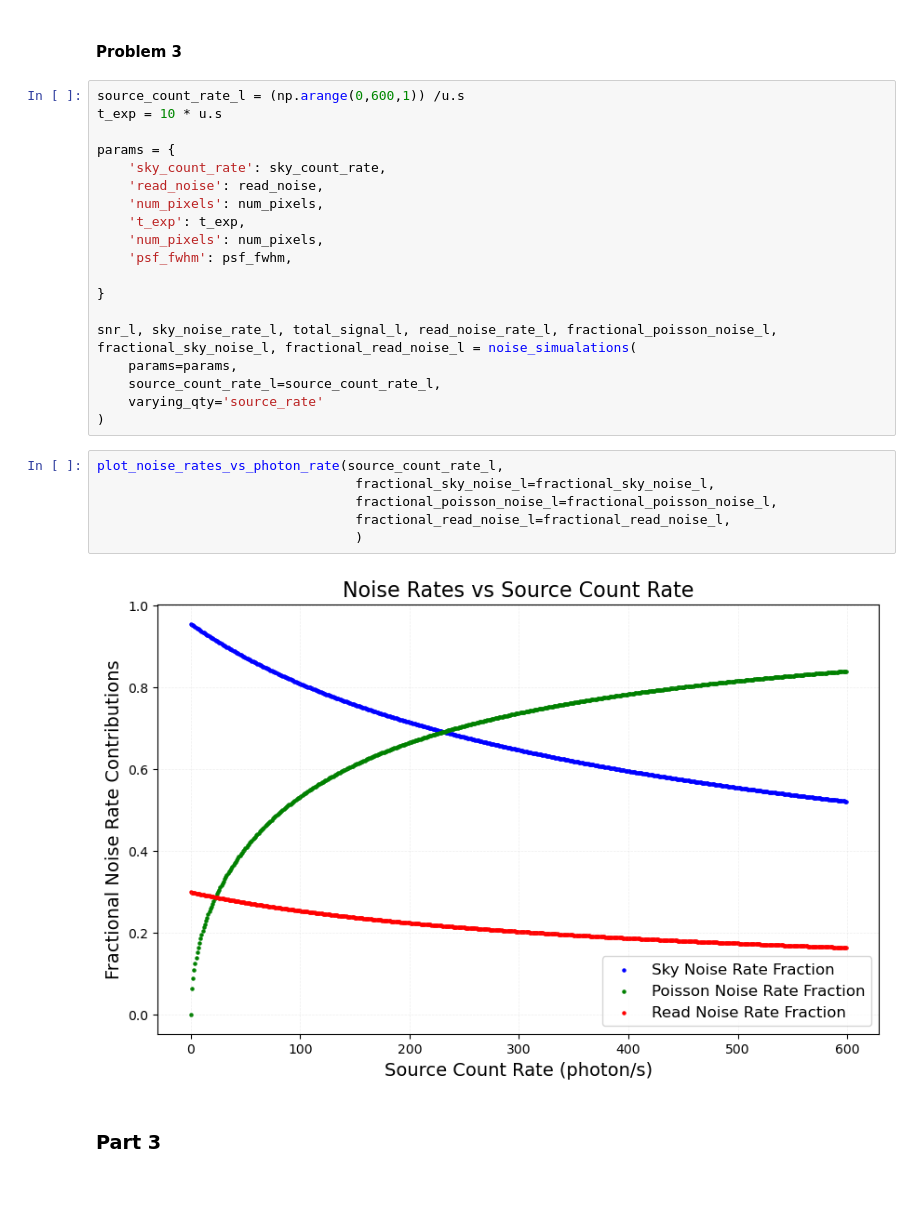
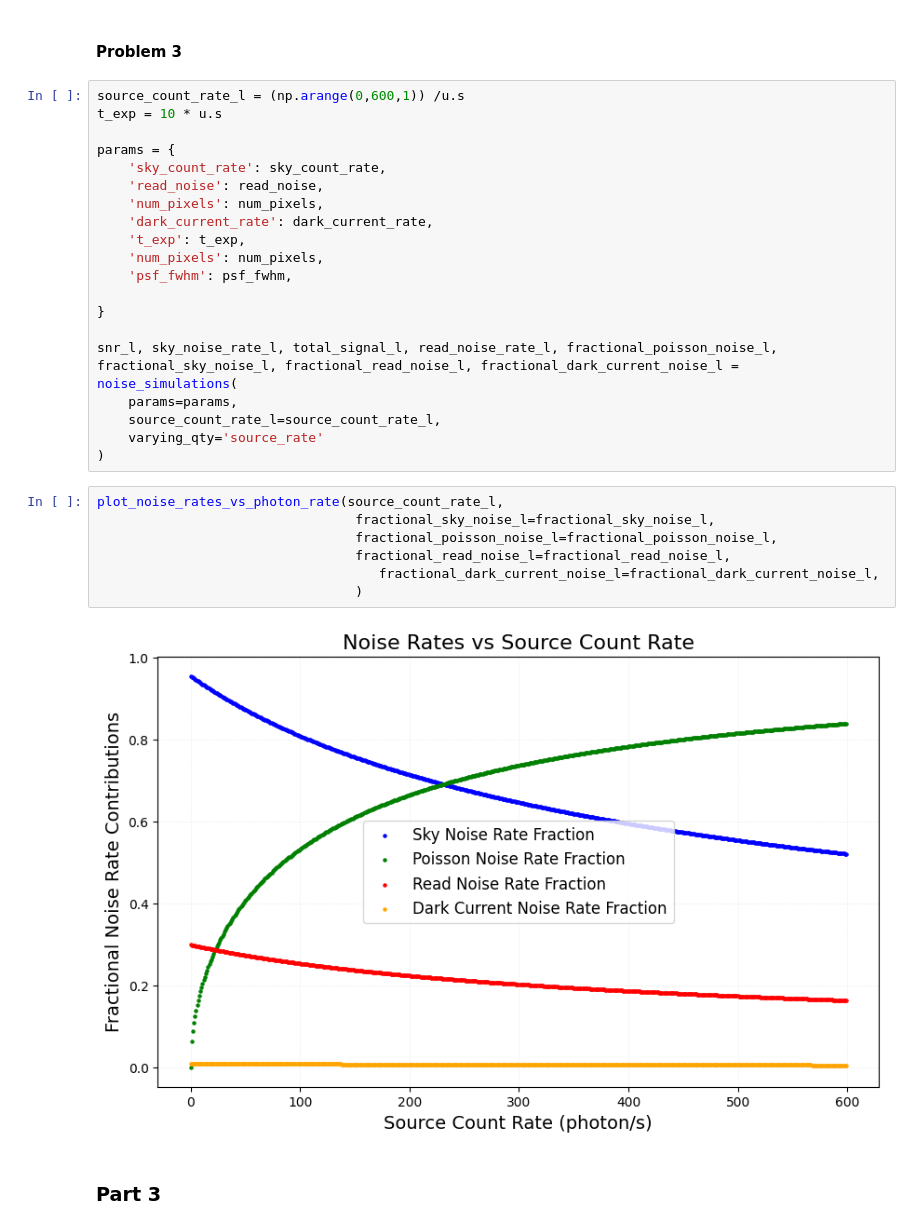
Before and after one commit to lordrick94/astro_260_instrumentation, a Jupyter notebook: homework/homework1_part2.ipynb, the cells around one changed output. Saved outputs shown, nothing was run; the diff lists cells and outputs as text; blank space fills up the shorter version.

```diff
--- a/homework/homework1_part2.ipynb
+++ b/homework/homework1_part2.ipynb
@@ -63,13 +65,14 @@ params = {
     'sky_count_rate': sky_count_rate,
     'read_noise': read_noise,
     'num_pixels': num_pixels,
+    'dark_current_rate': dark_current_rate,
     't_exp': t_exp,
     'num_pixels': num_pixels,
     'psf_fwhm': psf_fwhm,
 
 }
 
-snr_l, sky_noise_rate_l, total_signal_l, read_noise_rate_l, fractional_poisson_noise_l, fractional_sky_noise_l, fractional_read_noise_l = noise_simualations(
+snr_l, sky_noise_rate_l, total_signal_l, read_noise_rate_l, fractional_poisson_noise_l, fractional_sky_noise_l, fractional_read_noise_l, fractional_dark_current_noise_l = noise_simulations(
     params=params,
     source_count_rate_l=source_count_rate_l,
     varying_qty='source_rate'
@@ -77,10 +80,11 @@ snr_l, sky_noise_rate_l, total_signal_l, read_noise_rate_l, fractional_poisson_n
 # %%
 plot_noise_rates_vs_photon_rate(source_count_rate_l,
                                  fractional_sky_noise_l=fractional_sky_noise_l,
                                  fractional_poisson_noise_l=fractional_poisson_noise_l,
                                  fractional_read_noise_l=fractional_read_noise_l,
+                                    fractional_dark_current_noise_l=fractional_dark_current_noise_l,
                                  )
 # %% [output]
-[figure, old version]
+[figure, new version]
 # %% [markdown]
 ### Part 3
```
Also changed, not shown: parts of 22 cells of this notebook, 2 other files.
